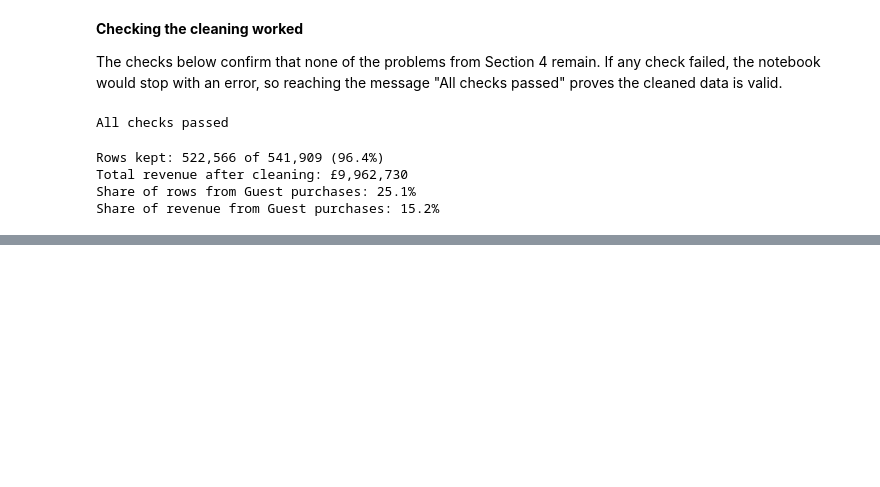
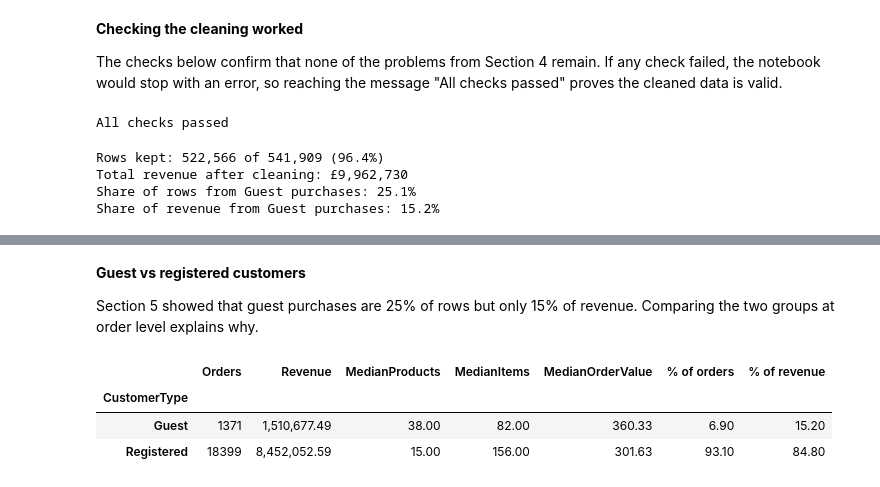
Before and after one commit to Matheus-Castilho/CA2-DV, a Jupyter notebook: CA2-DV.ipynb, the cells around one changed output, grey strips where cells are left out. Saved outputs shown, nothing was run; the diff lists cells and outputs as text; code cells hidden in the pictures; blank space fills up the shorter version.

```diff
--- a/CA2-DV.ipynb
+++ b/CA2-DV.ipynb
@@ -601,0 +674,23 @@ Share of revenue from Guest purchases: 15.2%
+# %% [markdown]
+**Guest vs registered customers**
+
+Section 5 showed that guest purchases are 25% of rows but only 15% of revenue. Comparing the two groups at order level explains why.
+# %%
+orders['CustomerType'] = 'Registered'
+orders.loc[orders['CustomerID'] == 'Guest', 'CustomerType'] = 'Guest'
+
+customer_types = orders.groupby('CustomerType').agg(
+    Orders=('InvoiceNo', 'count'),
+    Revenue=('OrderValue', 'sum'),
+    MedianProducts=('Products', 'median'),
+    MedianItems=('Items', 'median'),
+    MedianOrderValue=('OrderValue', 'median'))
+
+customer_types['% of orders'] = (customer_types['Orders'] / customer_types['Orders'].sum() * 100).round(1)
+customer_types['% of revenue'] = (customer_types['Revenue'] / customer_types['Revenue'].sum() * 100).round(1)
+customer_types
+# %% [output]
+|  | Orders | Revenue | MedianProducts | MedianItems | MedianOrderValue | % of orders | % of revenue |
+| CustomerType |  |  |  |  |  |  |  |
+| Guest | 1371 | 1,510,677.49 | 38.00 | 82.00 | 360.33 | 6.90 | 15.20 |
+| Registered | 18399 | 8,452,052.59 | 15.00 | 156.00 | 301.63 | 93.10 | 84.80 |
```
Also changed, not shown: parts of 14 cells of this notebook.
